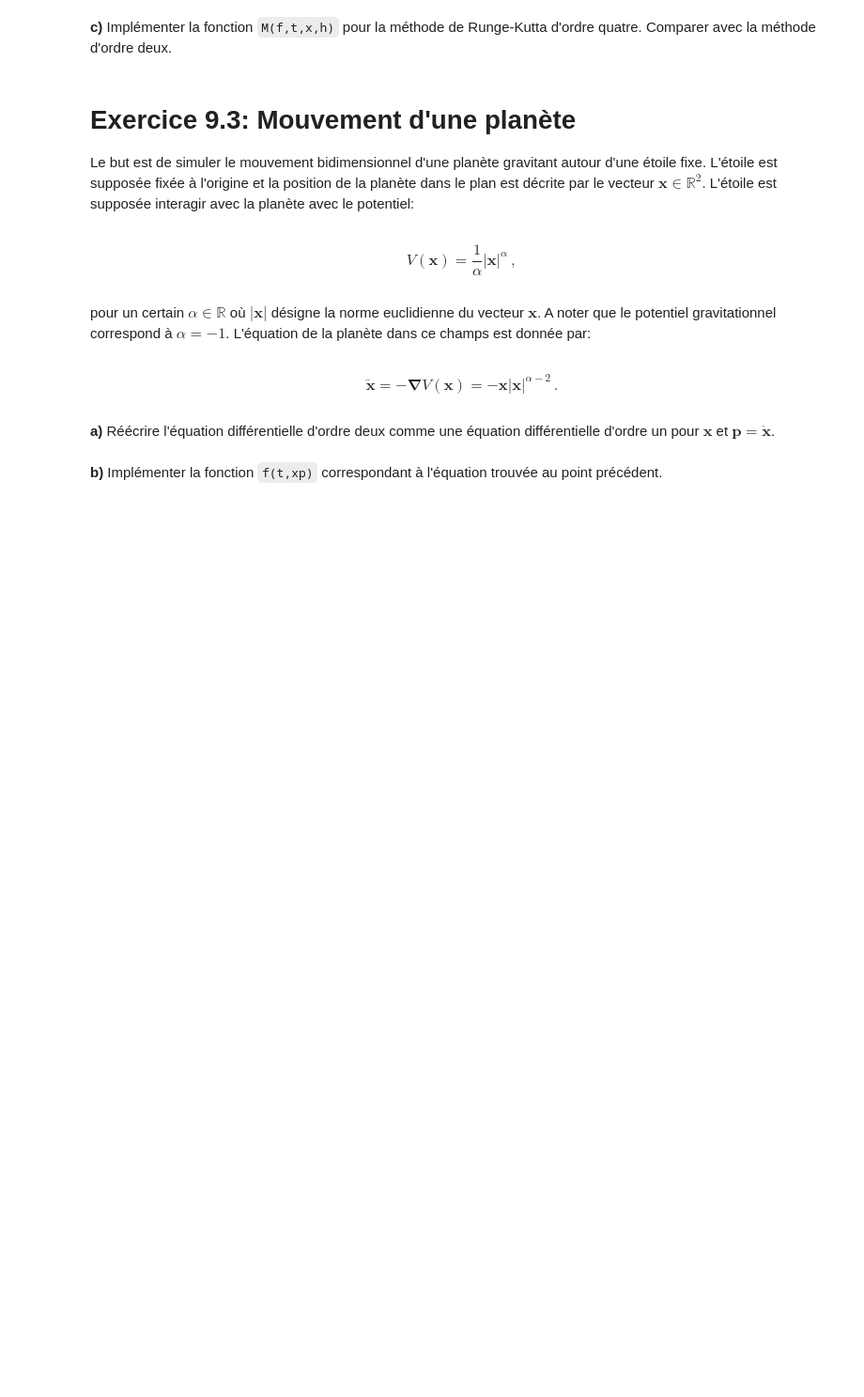
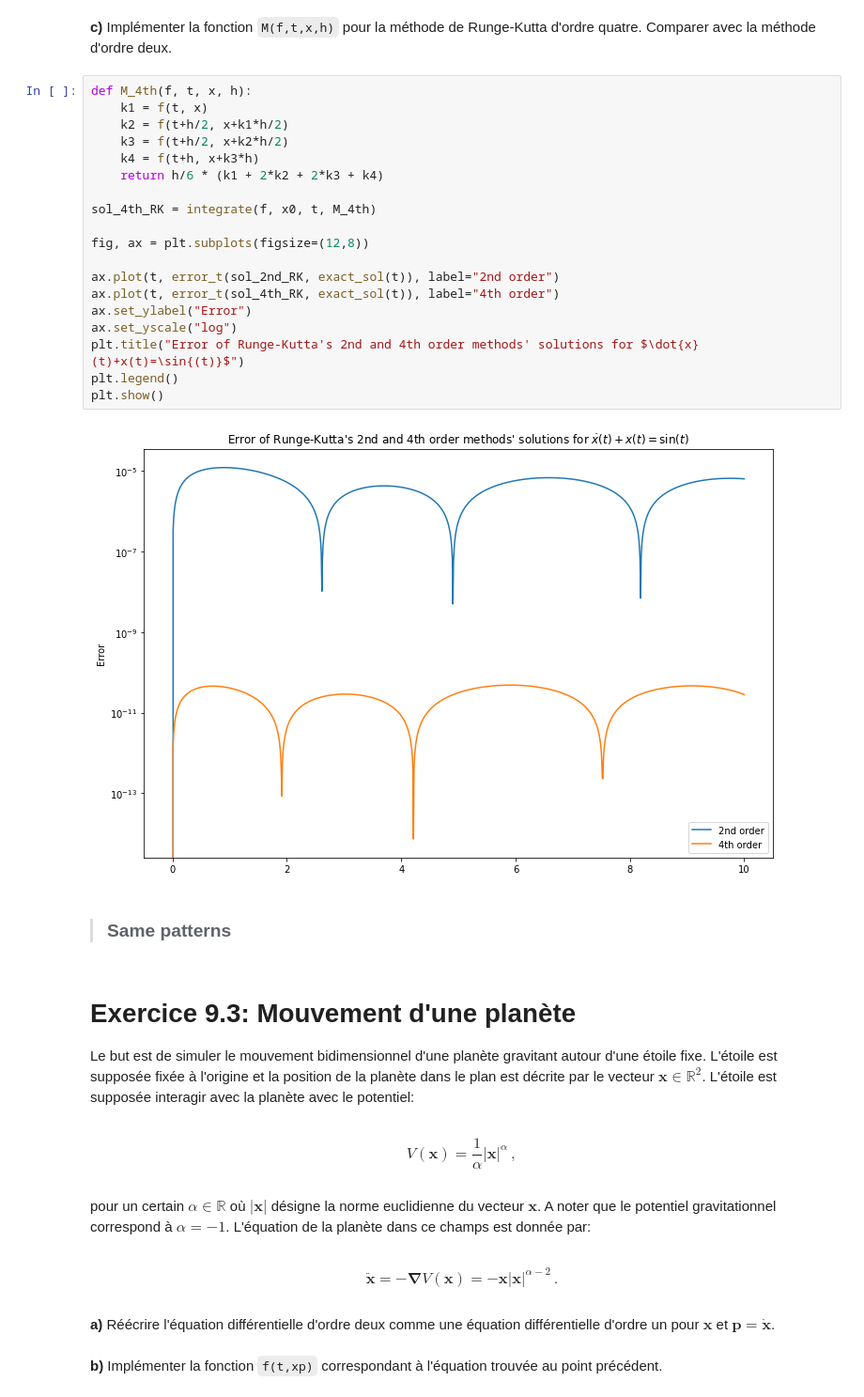
Before and after one commit to dqtvictory/Sorbonne-University, a Jupyter notebook: 3ma100/chap09.ipynb, the cells around one changed output. Shown: that part at 94% size. Cells and saved outputs as stored; diff of their text form; blank space fills up the shorter version.

```diff
--- a/3ma100/chap09.ipynb
+++ b/3ma100/chap09.ipynb
@@ -328,6 +436,29 @@ Implémenter les fonctions `M(f,t,x,h)` pour la méthode d'Euler explicite et la
 
 **c)**
 Implémenter la fonction `M(f,t,x,h)` pour la méthode de Runge-Kutta d'ordre quatre. Comparer avec la méthode d'ordre deux.
+# %%
+def M_4th(f, t, x, h):
+    k1 = f(t, x)
+    k2 = f(t+h/2, x+k1*h/2)
+    k3 = f(t+h/2, x+k2*h/2)
+    k4 = f(t+h, x+k3*h)
+    return h/6 * (k1 + 2*k2 + 2*k3 + k4)
+
+sol_4th_RK = integrate(f, x0, t, M_4th)
+
+fig, ax = plt.subplots(figsize=(12,8))
+
+ax.plot(t, error_t(sol_2nd_RK, exact_sol(t)), label="2nd order")
+ax.plot(t, error_t(sol_4th_RK, exact_sol(t)), label="4th order")
+ax.set_ylabel("Error")
+ax.set_yscale("log")
+plt.title("Error of Runge-Kutta's 2nd and 4th order methods' solutions for $\dot{x}(t)+x(t)=\sin{(t)}$")
+plt.legend()
+plt.show()
+# %% [output]
+[figure, added]
+# %% [markdown]
+> ### Same patterns
 # %% [markdown]
 
 <!-- --- end exercise --- -->
```
Also changed, not shown: parts of 8 cells of this notebook.
